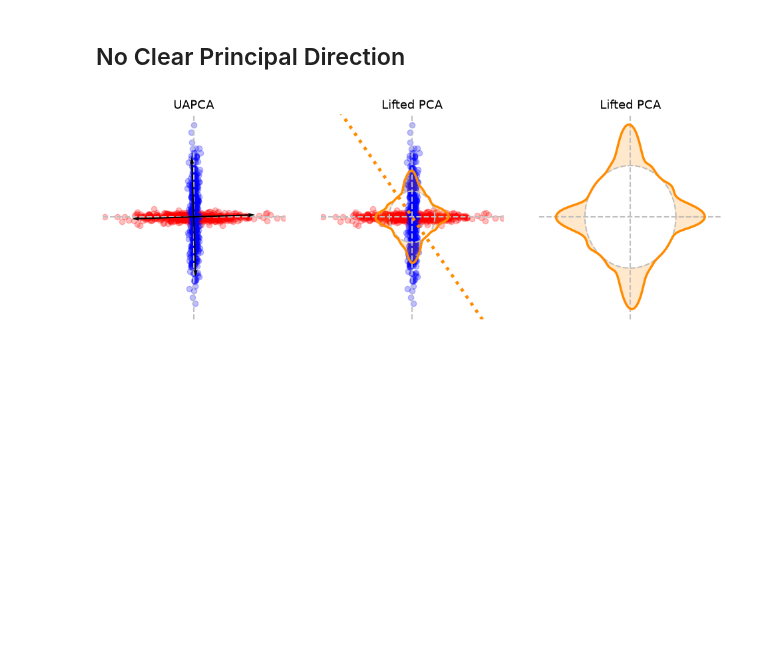
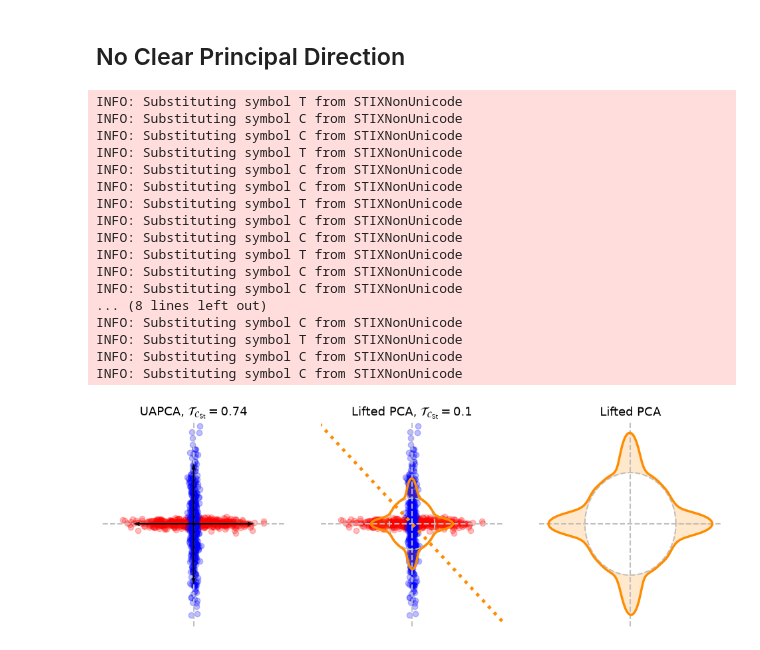
Before and after one commit to clbonet/Lifting_PCA_Wasserstein_Space, a Jupyter notebook: xp_2d.ipynb, the cells around one changed output. Saved outputs shown, nothing was run; the diff lists cells and outputs as text; code cells hidden in the pictures; blank space fills up the shorter version.

```diff
--- a/xp_2d.ipynb
+++ b/xp_2d.ipynb
@@ -87,7 +87,7 @@ for i, s in enumerate([0.05, 0.1, 1, 5]):
     for k in range(len(means)):
         samples[k] = means[k] + torch.randn(n, d) @ sqrtm(Sigmas[k])
 
-    get_plot_lifted_pca(samples, ax=axes[i], xmin=-6, xmax=6, ymin=-6, ymax=6, colors=colors, plot_ci=False, title=r"$s=$"+str(s))
+    get_plot_lifted_pca(samples, ax=axes[i], xmin=-6, xmax=6, ymin=-6, ymax=6, colors=colors, plot_ci=False, title=r"$s=$"+str(s), n_samples=1000)
 
 
 plt.savefig("./Figures/Lifted_PCA_Mixture_Evo_Cov.pdf", format="pdf", bbox_inches="tight")
@@ -220,16 +220,35 @@ for k in range(len(means)):
 # %%
 colors = ["red", "blue", "green", "purple"]
 
 fig, axes = plt.subplots(1, 3, figsize=(12, 4))
 
-get_plot_uapca(samples, ax=axes[0], xmin=-4, xmax=4, ymin=-4, ymax=4, colors=colors)
-get_plot_lifted_pca(samples, ax=axes[1], xmin=-4, xmax=4, ymin=-4, ymax=4, colors=colors, plot_ci=False, plot_bary=True)
+# get_plot_uapca(samples, ax=axes[0], xmin=-4, xmax=4, ymin=-4, ymax=4, colors=colors, value_barycenter=True)
+get_plot_true_uapca(samples, means, Sigmas, ax=axes[0], xmin=-4, xmax=4, ymin=-4, ymax=4, colors=colors, value_barycenter=True)
+
+get_plot_lifted_pca(samples, ax=axes[1], xmin=-4, xmax=4, ymin=-4, ymax=4, colors=colors, plot_ci=False, plot_bary=True, value_barycenter=True, n_samples=500)
 
 # get_plot_lifted_pca(samples, ax=axes[1], xmin=-4, xmax=4, ymin=-4, ymax=4, colors=colors, plot_circle=False, value_barycenter=False)
-get_plot_lifted_pca(samples, ax=axes[2], xmin=-2, xmax=2, ymin=-2, ymax=2, colors=colors, plot_samples=False, plot_ci=False)
+get_plot_lifted_pca(samples, ax=axes[2], xmin=-2, xmax=2, ymin=-2, ymax=2, colors=colors, plot_samples=False, plot_ci=False, n_samples=500)
 
 plt.savefig("./Figures/Comparison_LiftedPCA_vs_UAPCA_two_directions.pdf", format="pdf", bbox_inches="tight")
 
 plt.show()
 # %% [output]
+INFO: Substituting symbol T from STIXNonUnicode
+INFO: Substituting symbol C from STIXNonUnicode
+INFO: Substituting symbol C from STIXNonUnicode
+INFO: Substituting symbol T from STIXNonUnicode
+INFO: Substituting symbol C from STIXNonUnicode
+INFO: Substituting symbol C from STIXNonUnicode
+INFO: Substituting symbol T from STIXNonUnicode
+INFO: Substituting symbol C from STIXNonUnicode
+INFO: Substituting symbol C from STIXNonUnicode
+INFO: Substituting symbol T from STIXNonUnicode
+INFO: Substituting symbol C from STIXNonUnicode
+INFO: Substituting symbol C from STIXNonUnicode
+... (8 lines left out)
+INFO: Substituting symbol C from STIXNonUnicode
+INFO: Substituting symbol T from STIXNonUnicode
+INFO: Substituting symbol C from STIXNonUnicode
+INFO: Substituting symbol C from STIXNonUnicode
-[figure, old version]
+[figure, new version]
```
Also changed, not shown: parts of 6 cells of this notebook, 1 other file.
